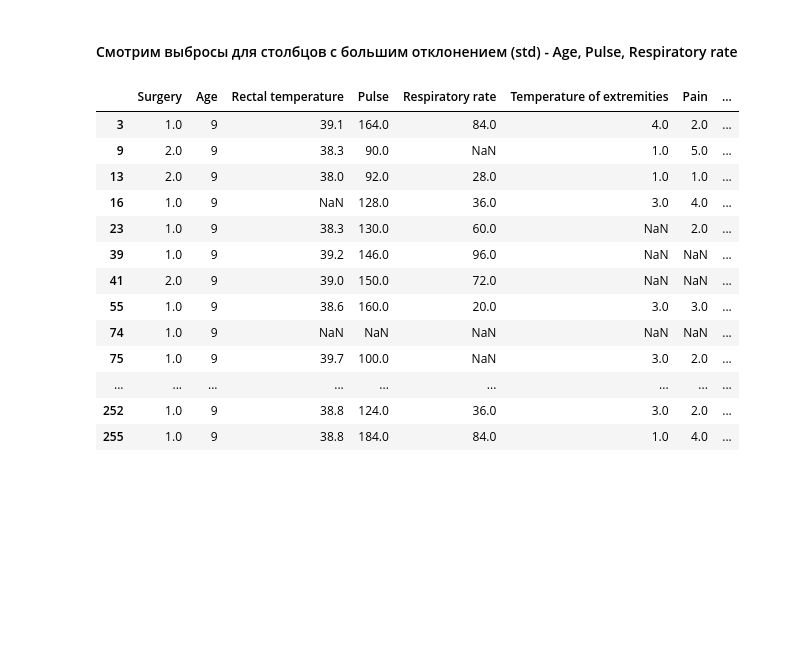
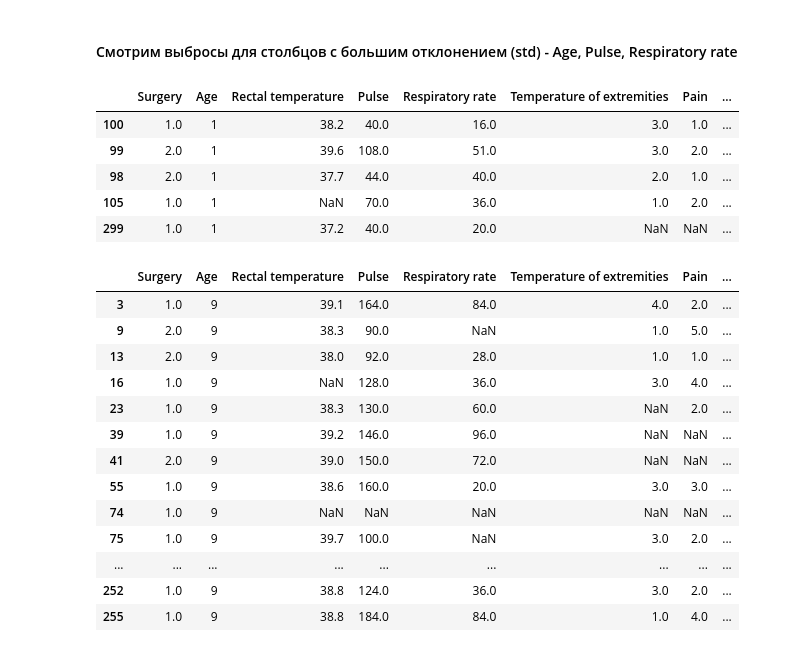
Before and after one commit to enka3388/Portfolio, a Jupyter notebook: Outliers_replacement_case.ipynb, the cells around one changed output. Drawn from its saved outputs; the diff is of its cells as text; code cells hidden in the pictures; blank space fills up the shorter version.

```diff
--- a/Outliers_replacement_case.ipynb
+++ b/Outliers_replacement_case.ipynb
@@ -89,5 +89,21 @@ df.describe()
 | max | 2.000000 | 9.000000 | 40.800000 | 184.000000 | 96.000000 | 4.000000 | 5.00000 | ... |
 # %% [markdown]
 ####  Смотрим выбросы для столбцов с большим отклонением (std) -  Age, Pulse, Respiratory rate
+# %%
+# Выводим данные по возрасту, которые лежат внутри первого и третьего процентиля
+q1_age = df['Age'].quantile(0.25)
+q3_age = df['Age'].quantile(0.75)
+iqr_age = q3_age - q1_age
+lower_bound_age = q1_age - (1.5 * iqr_age)
+upper_bound_age = q3_age + (1.5 * iqr_age)
+remove_outliers_age = df[df['Age'].between(lower_bound_age, upper_bound_age, inclusive = True)].sort_values('Age')
+remove_outliers_age.tail()
+# %% [output]
+|  | Surgery | Age | Rectal temperature | Pulse | Respiratory rate | Temperature of extremities | Pain | ... |
+| 100 | 1.0 | 1 | 38.2 | 40.0 | 16.0 | 3.0 | 1.0 | ... |
+| 99 | 2.0 | 1 | 39.6 | 108.0 | 51.0 | 3.0 | 2.0 | ... |
+| 98 | 2.0 | 1 | 37.7 | 44.0 | 40.0 | 2.0 | 1.0 | ... |
+| 105 | 1.0 | 1 | NaN | 70.0 | 36.0 | 1.0 | 2.0 | ... |
+| 299 | 1.0 | 1 | 37.2 | 40.0 | 20.0 | NaN | NaN | ... |
 # %%
 # Выбросы по возрасту = результат ошибки, так как возможны только значения 1 = Adult horse и 2 = Young horse
```
Also changed, not shown: parts of 5 cells of this notebook.
